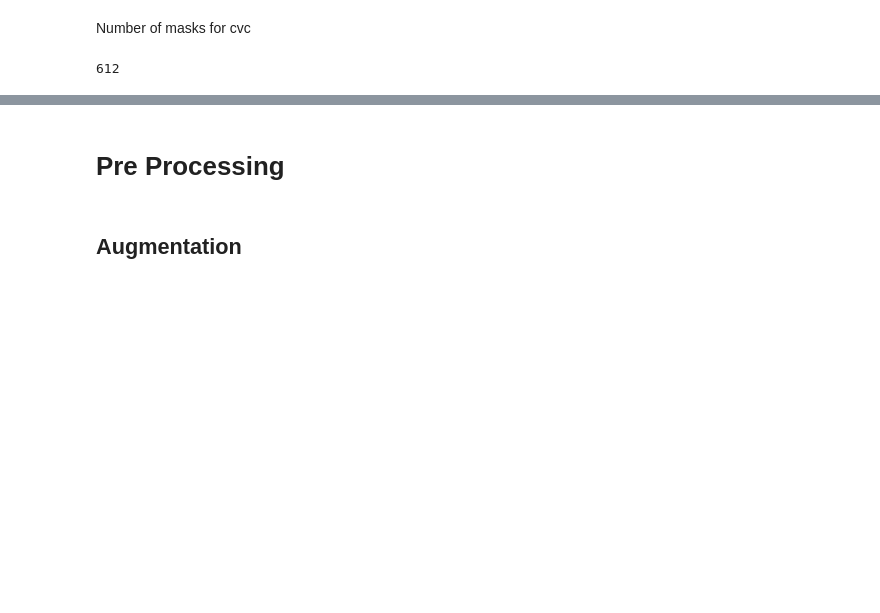
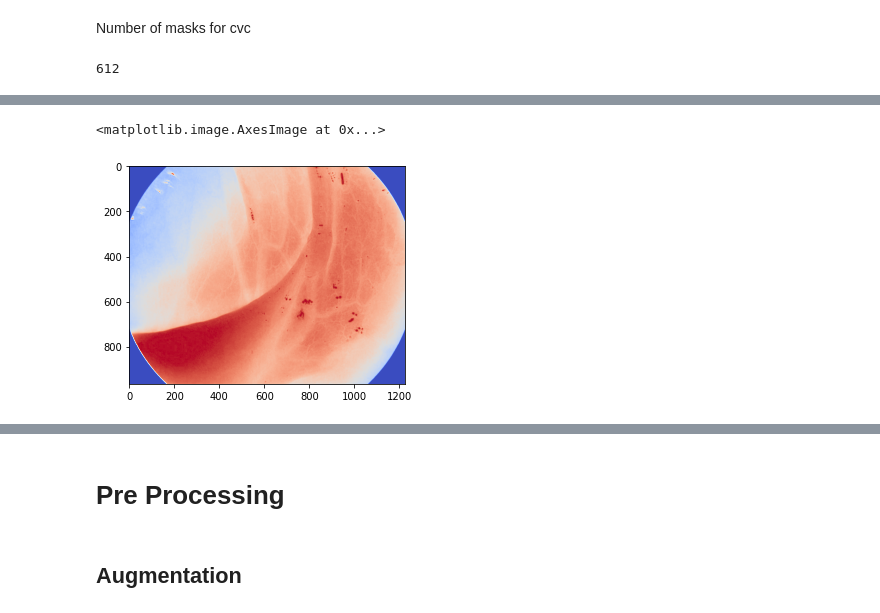
Before and after one commit to MahtabSarlak/Medical-Image-Segmentation, a Jupyter notebook: Medical_image_segmentation_CVC_final.ipynb, the cells around one changed output, grey strips where cells are left out. Cells and saved outputs as stored; diff of their text form; code cells hidden in the pictures; blank space fills up the shorter version.

```diff
--- a/Medical_image_segmentation_CVC_final.ipynb
+++ b/Medical_image_segmentation_CVC_final.ipynb
@@ -118,0 +194,6 @@ Number of masks for cvc
+# %%
+img = plt.imread('/content/data/miccai/images/100.tif')
+plt.imshow(img[:, :, 0], cmap=plt.cm.coolwarm)
+# %% [output]
+<matplotlib.image.AxesImage at 0x...>
+[figure, added]
```
Also changed, not shown: parts of 41 cells of this notebook.
